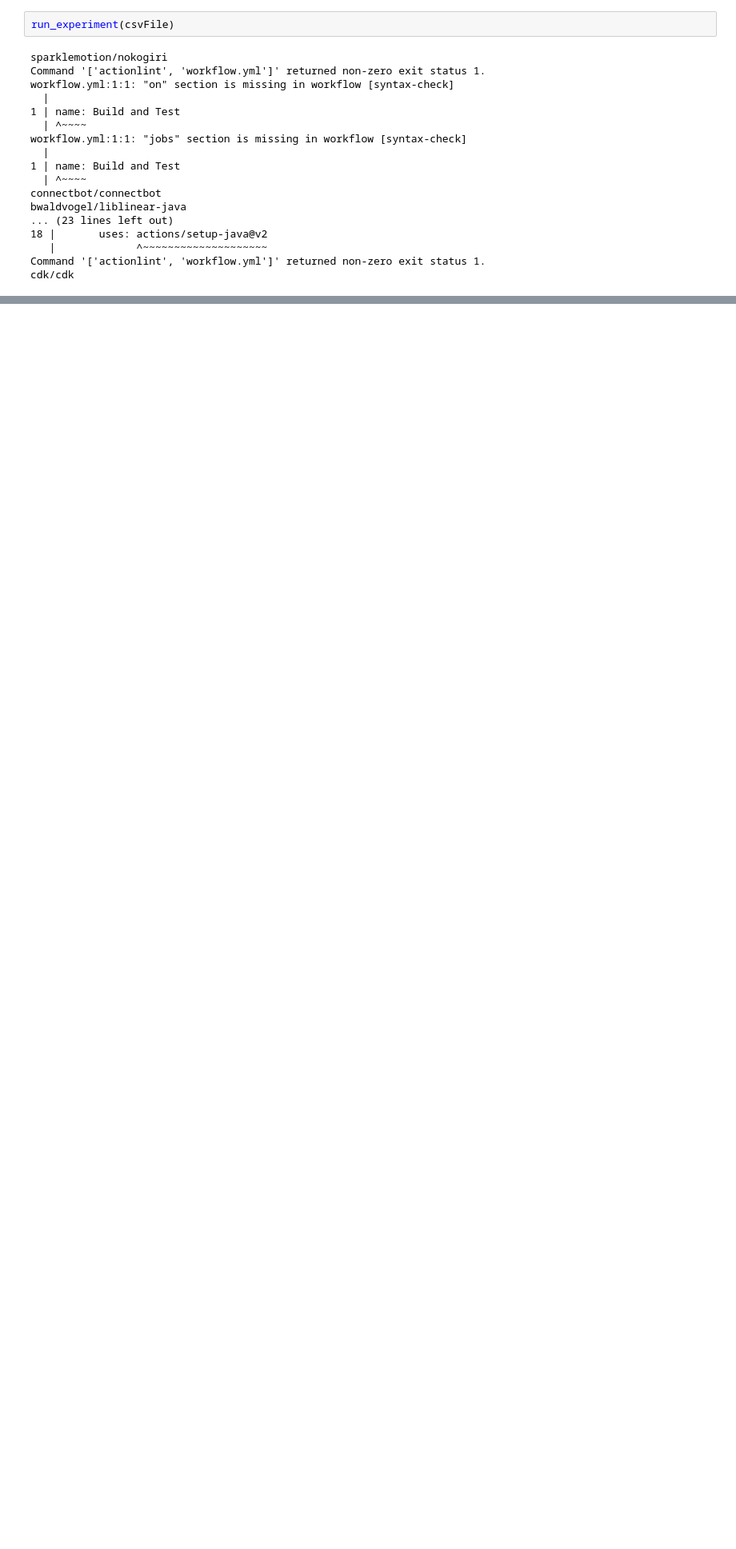
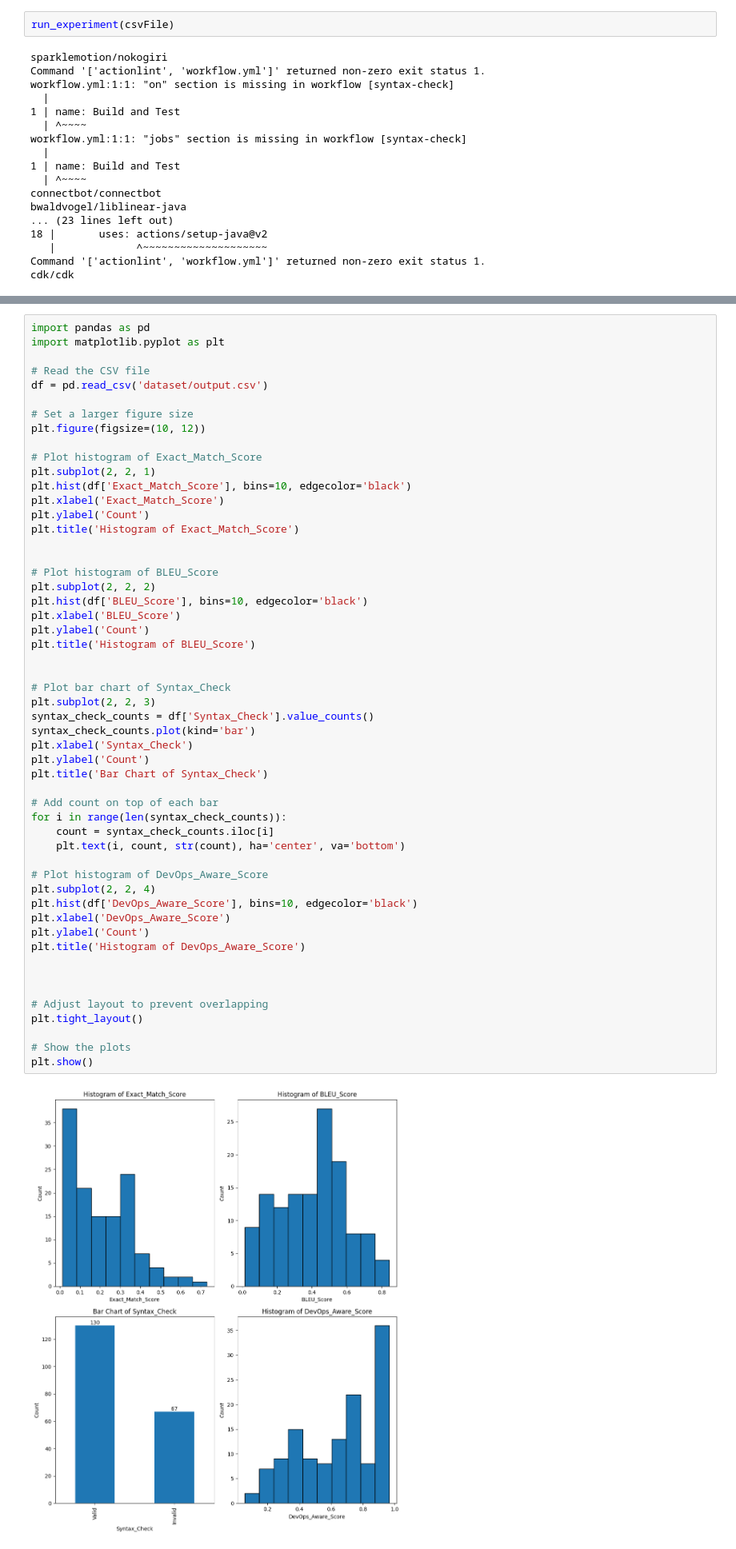
Before and after one commit to deep-mm/devops-llm-bot, a Jupyter notebook: experiments/devops-llm-experiment.ipynb, the cells around one changed output, grey strips where cells are left out. Shown: that part at 80% size. Saved outputs shown, nothing was run; the diff lists cells and outputs as text; blank space fills up the shorter version.

```diff
--- a/experiments/devops-llm-experiment.ipynb
+++ b/experiments/devops-llm-experiment.ipynb
@@ -115,0 +185,55 @@ plt.show()
+# %%
+import pandas as pd
+import matplotlib.pyplot as plt
+
+# Read the CSV file
+df = pd.read_csv('dataset/output.csv')
+
+# Set a larger figure size
+plt.figure(figsize=(10, 12))
+
+# Plot histogram of Exact_Match_Score
+plt.subplot(2, 2, 1)
+plt.hist(df['Exact_Match_Score'], bins=10, edgecolor='black')
+plt.xlabel('Exact_Match_Score')
+plt.ylabel('Count')
+plt.title('Histogram of Exact_Match_Score')
+
+
+# Plot histogram of BLEU_Score
+plt.subplot(2, 2, 2)
+plt.hist(df['BLEU_Score'], bins=10, edgecolor='black')
+plt.xlabel('BLEU_Score')
+plt.ylabel('Count')
+plt.title('Histogram of BLEU_Score')
+
+
+# Plot bar chart of Syntax_Check
+plt.subplot(2, 2, 3)
+syntax_check_counts = df['Syntax_Check'].value_counts()
+syntax_check_counts.plot(kind='bar')
+plt.xlabel('Syntax_Check')
+plt.ylabel('Count')
+plt.title('Bar Chart of Syntax_Check')
+
+# Add count on top of each bar
+for i in range(len(syntax_check_counts)):
+    count = syntax_check_counts.iloc[i]
+    plt.text(i, count, str(count), ha='center', va='bottom')
+
+# Plot histogram of DevOps_Aware_Score
+plt.subplot(2, 2, 4)
+plt.hist(df['DevOps_Aware_Score'], bins=10, edgecolor='black')
+plt.xlabel('DevOps_Aware_Score')
+plt.ylabel('Count')
+plt.title('Histogram of DevOps_Aware_Score')
+
+
+
+# Adjust layout to prevent overlapping
+plt.tight_layout()
+
+# Show the plots
+plt.show()
+# %% [output]
+[figure, added]
```
Also changed, not shown: parts of 3 cells of this notebook, 1 other file.
